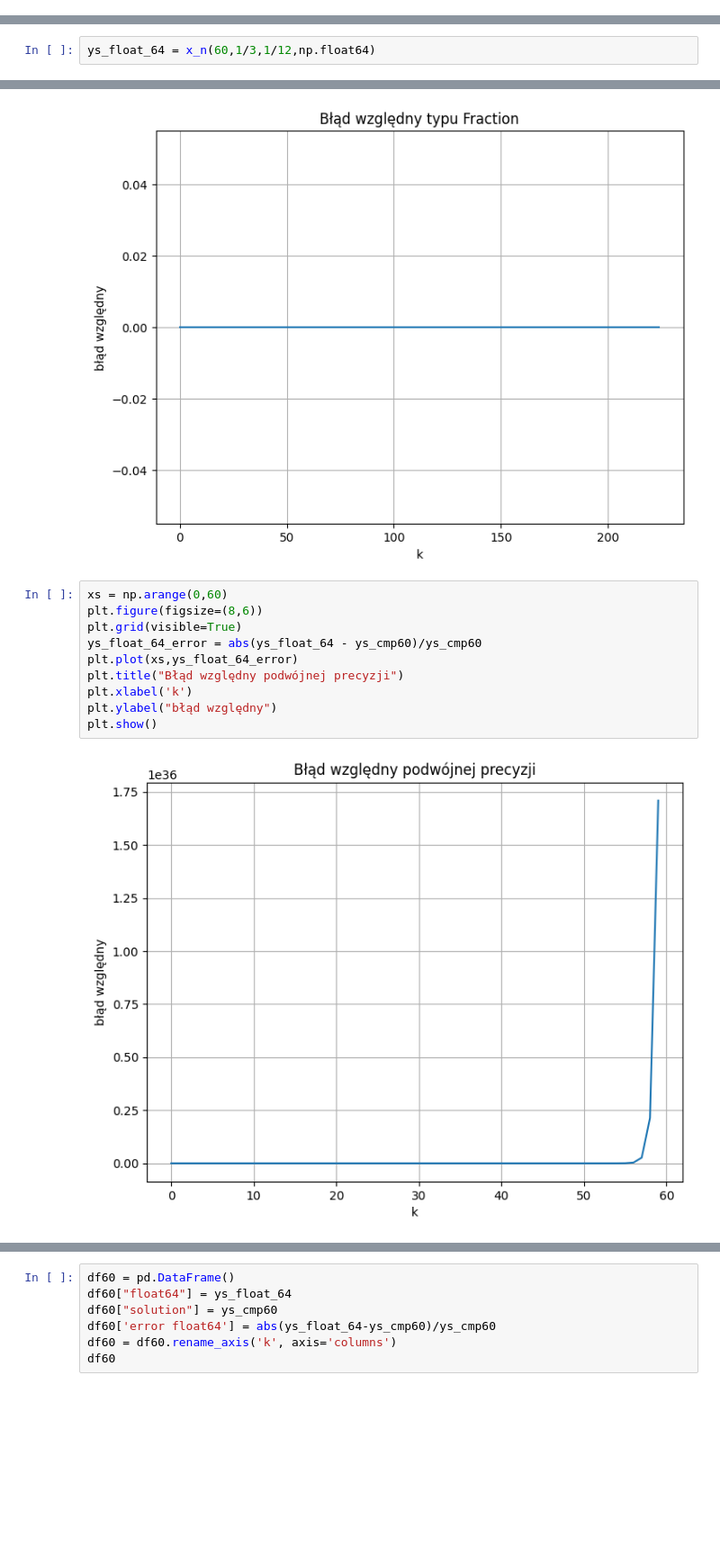
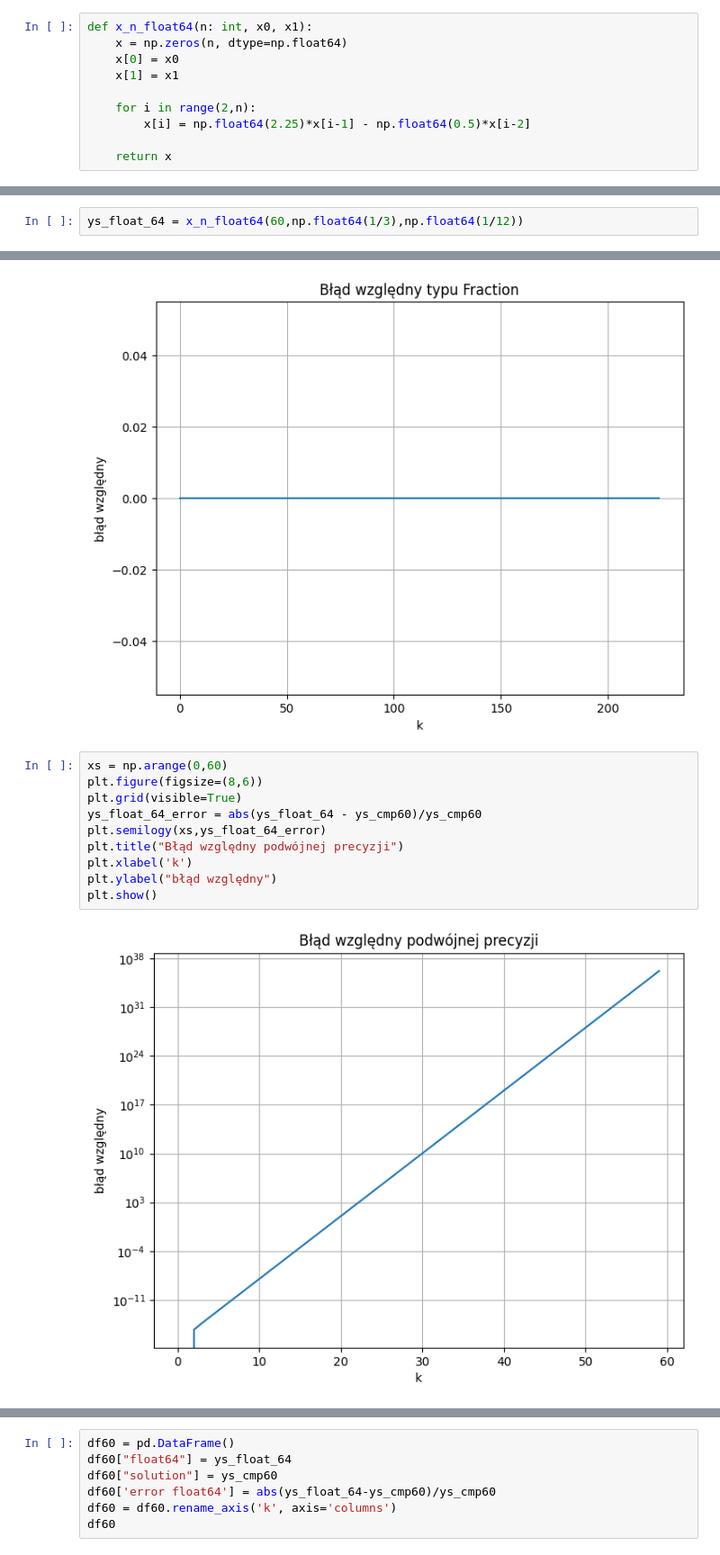
Before and after one commit to domino644/mownit, a Jupyter notebook: lab1/zad2.ipynb, the cells around one changed output, grey strips where cells are left out. Shown: that part at 90% size. Cells and saved outputs as stored; diff of their text form; blank space fills up the shorter version.

```diff
--- a/lab1/zad2.ipynb
+++ b/lab1/zad2.ipynb
@@ -17,5 +17,15 @@ def x_n(n: int, x0, x1, type):
 
     return x
+# %%
+def x_n_float64(n: int, x0, x1):
+    x = np.zeros(n, dtype=np.float64)
+    x[0] = x0
+    x[1] = x1
+
+    for i in range(2,n):
+        x[i] = np.float64(2.25)*x[i-1] - np.float64(0.5)*x[i-2]
+
+    return x
 # %%
 def x_n_fraction(n: int, x0, x1):
     x = [frac.Fraction(0,1) for _ in range(n)]
@@ -31,5 +41,5 @@ ys_float_32 = x_n(225,1/3,1/12,np.float32)
 # %%
-ys_float_64 = x_n(60,1/3,1/12,np.float64)
+ys_float_64 = x_n_float64(60,np.float64(1/3),np.float64(1/12))
 # %%
 ys_fraction = x_n_fraction(225,frac.Fraction(1,3), frac.Fraction(1,12))
 # %%
@@ -101,12 +111,12 @@ plt.show()
 # %%
 xs = np.arange(0,60)
 plt.figure(figsize=(8,6))
 plt.grid(visible=True)
 ys_float_64_error = abs(ys_float_64 - ys_cmp60)/ys_cmp60
-plt.plot(xs,ys_float_64_error)
+plt.semilogy(xs,ys_float_64_error)
 plt.title("Błąd względny podwójnej precyzji")
 plt.xlabel('k')
 plt.ylabel("błąd względny")
 plt.show()
 # %% [output]
-[figure, old version]
+[figure, new version]
```
Also changed, not shown: parts of 6 cells of this notebook.
